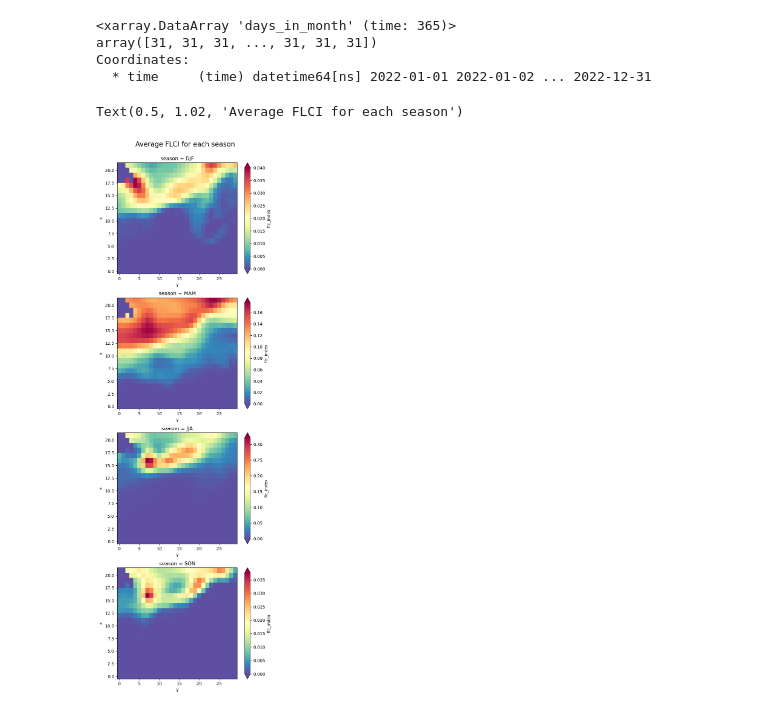
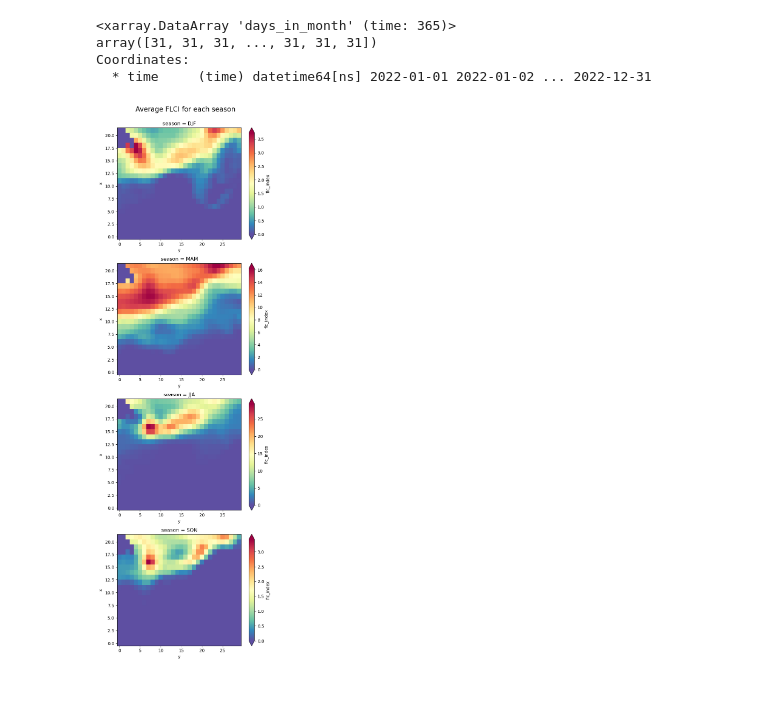
Before and after one commit to jesseturner/FalseLowClouds, a Jupyter notebook: Model/MODEL_FLC.ipynb, the cells around one changed output. Cells and saved outputs as stored; diff of their text form; code cells hidden in the pictures.

Commit message:
FLCI seasonal climatology running

```diff
--- a/Model/MODEL_FLC.ipynb
+++ b/Model/MODEL_FLC.ipynb
@@ -311,16 +311,16 @@ ds_seasons = da_concat.groupby("time.season").sum(dim="time")
 # %%
 fig, axes = plt.subplots(nrows=4, ncols=1, figsize=(6, 18))
 for i, season in enumerate(("DJF", "MAM", "JJA", "SON")):
-    ds_weighted["flc_index"].sel(season=season).where(notnull).plot.pcolormesh(
+    ds_seasons["flc_index"].sel(season=season).plot.pcolormesh(
         ax=axes[i],
         cmap="Spectral_r",
         add_colorbar=True,
         extend="both",
     )
 
 plt.tight_layout()
 
 fig.suptitle("Average FLCI for each season", fontsize=16, y=1.02)
+plt.savefig('average_FLCI_season.png', bbox_inches='tight')
 # %% [output]
-Text(0.5, 1.02, 'Average FLCI for each season')
-[figure, old version]
+[figure, new version]
```
Also changed, not shown: 1 other file.
